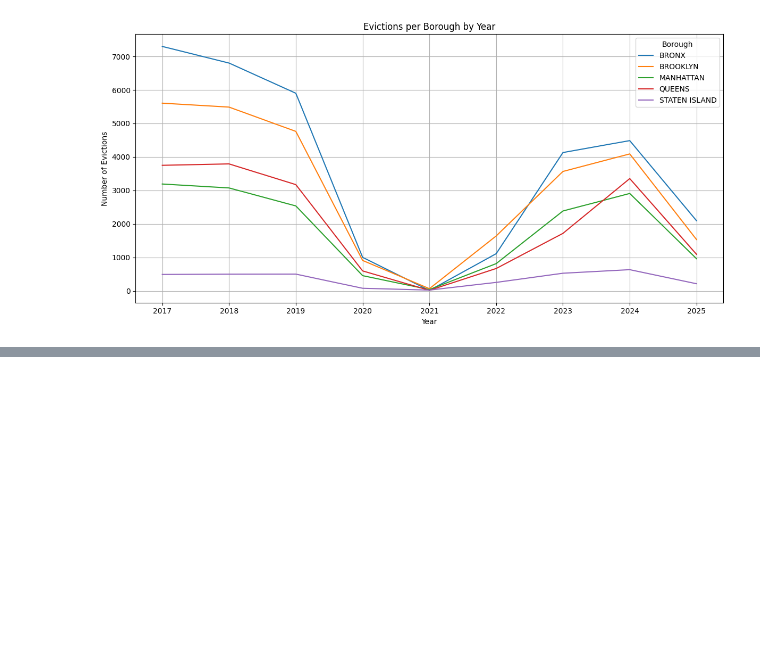
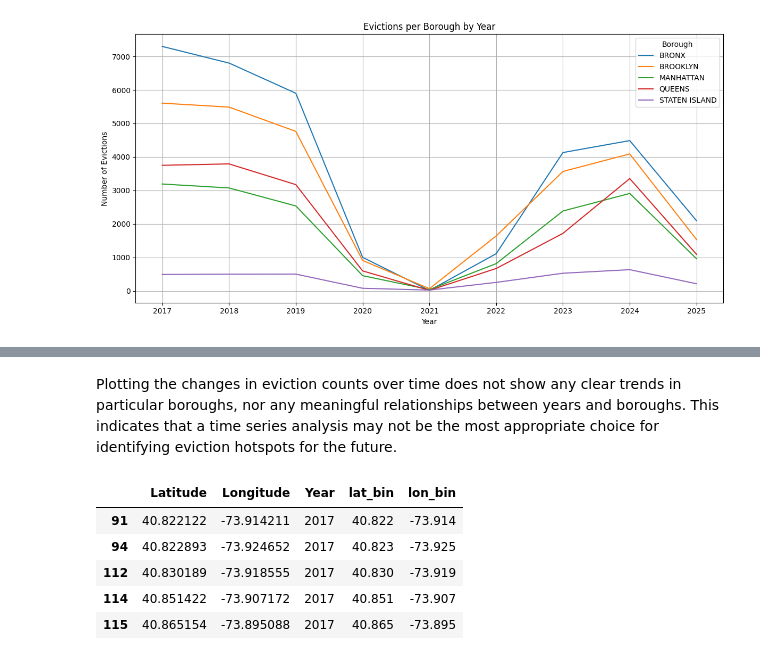
Before and after one commit to derekmesp/STAT3106-Project, a Jupyter notebook: report.ipynb, the cells around one changed output, grey strips where cells are left out. Saved outputs shown, nothing was run; the diff lists cells and outputs as text; code cells hidden in the pictures; blank space fills up the shorter version.

Commit message:
bronx

```diff
--- a/report.ipynb
+++ b/report.ipynb
@@ -33,3 +38,17 @@ viz.plot_time_series_heatmap()
 viz.plot_static_heatmap()
 # %% [output]
 [interactive output not drawn]
+# %% [markdown]
+Plotting the changes in eviction counts over time does not show any clear trends in particular boroughs, nor any meaningful relationships between years and boroughs. This indicates that a time series analysis may not be the most appropriate choice for identifying eviction hotspots for the future.
+# %%
+bronx_df = df[df['BOROUGH'] == 'BRONX']
+viz_bronx = EvictionVisualizer(bronx_df)
+geo_bronx = viz_bronx.get_geo_df()
+geo_bronx.head()
+# %% [output]
+|  | Latitude | Longitude | Year | lat_bin | lon_bin |
+| 91 | 40.822122 | -73.914211 | 2017 | 40.822 | -73.914 |
+| 94 | 40.822893 | -73.924652 | 2017 | 40.823 | -73.925 |
+| 112 | 40.830189 | -73.918555 | 2017 | 40.830 | -73.919 |
+| 114 | 40.851422 | -73.907172 | 2017 | 40.851 | -73.907 |
+| 115 | 40.865154 | -73.895088 | 2017 | 40.865 | -73.895 |
```
Also changed, not shown: parts of 5 cells of this notebook.
